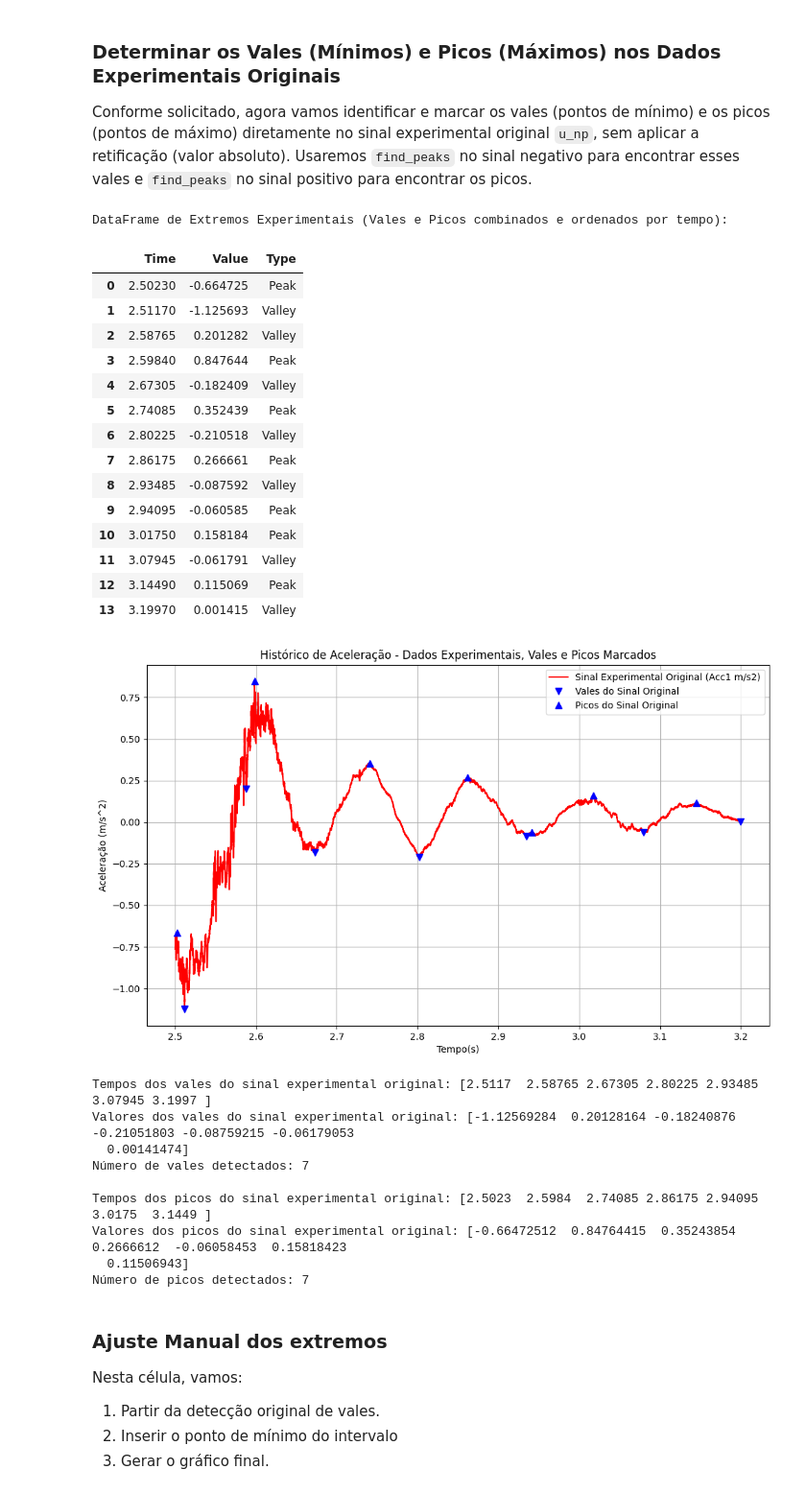
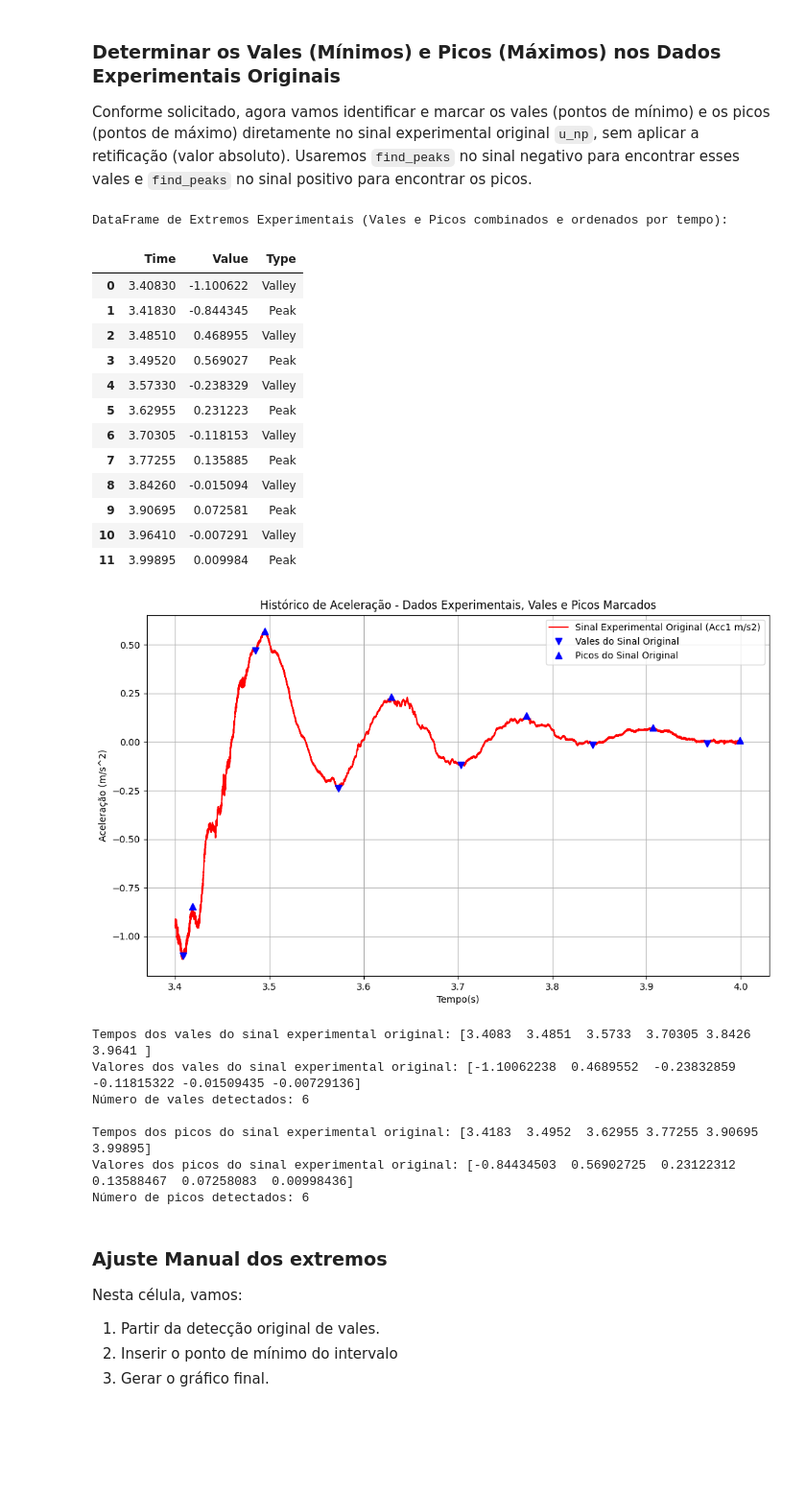
Before and after one commit to liv3812/vibes, a Jupyter notebook: Frequencia_natural_e_amortecida_Weider.ipynb, the cells around one changed output. Shown at 96% size. Drawn from its saved outputs; the diff is of its cells as text; code cells hidden in the pictures; blank space fills up the shorter version.

```diff
--- a/Frequencia_natural_e_amortecida_Weider.ipynb
+++ b/Frequencia_natural_e_amortecida_Weider.ipynb
@@ -61,7 +61,7 @@ import pandas as pd
 import plotly.graph_objects as go
 import os
 # %%
-f1t2 = pd.read_csv('/content/baja_front_rig2_turma1.txt', sep='\t', skiprows=10, encoding='latin1')
+f1t2 = pd.read_csv('/content/baja_front_rig1_turma1.txt', sep='\t', skiprows=10, encoding='latin1')
 f1t2.set_index('Time (s)', inplace = True)
 f1t2.rename(columns={"AI 1/AI 1 (m/s2)": "Acc1 m/s2", "AI 2/AI 2 (m/s2)": "Acc2 m/s2", "AI 3/AI 3 (V)": "Força (V)", "AI 4/AI 4 (V)": "Disp (V)" },  inplace = True)
 # %%
@@ -75,7 +75,7 @@ ax.plot(f1t2.index, f1t2['Acc2 m/s2'], 'r', label = 'Acc 2', alpha = 0.5)
 # %%
 #Cortar região de interesse
-u_np = np.array(f1t2.loc[2.5:3.2]['Acc1 m/s2'])
-time_np = np.array(f1t2.loc[2.5:3.2].index) # Aligned time_np to u_np's range
+u_np = np.array(f1t2.loc[3.4:4]['Acc1 m/s2'])
+time_np = np.array(f1t2.loc[3.4:4].index) # Aligned time_np to u_np's range
 
 # Plotando os resultados
 fig = go.Figure()
@@ -91,0 +98,14 @@ fig.show()
+# %%
+window_size = 50 # Defina o tamanho da janela do filtro de média móvel
+u_np_smoothed = np.convolve(u_np, np.ones(window_size)/window_size, mode='same')
+
+# Plotar o sinal original e o suavizado para comparação
+plt.figure(figsize=(12, 7))
+plt.plot(time_np, u_np, 'r-', alpha=0.6, label='Sinal Original (Acc1 m/s2)')
+plt.plot(time_np, u_np_smoothed, 'b-', label=f'Sinal Suavizado (Média Móvel, Janela={window_size})')
+plt.title('Comparação entre Sinal Original e Suavizado')
+plt.xlabel('Tempo (s)')
+plt.ylabel('Aceleração (m/s^2)')
+plt.legend()
+plt.grid(True)
+plt.show()
@@ -110,7 +136,7 @@ import numpy as np # Import numpy for np.pad
 # O 'distance' é ajustado para capturar os vales principais, similar aos picos da envoltória.
 valleys_indices, _ = find_peaks(-u_np, distance=1500) # Reutilizando a distância ajustada anteriormente
 
-u_valleys_exp = u_np[valleys_indices]
+u_valleys_exp = u_np_smoothed[valleys_indices]
 time_valleys_exp = time_np[valleys_indices]
 
 # 2. Encontrar os picos no sinal original
@@ -144,57 +170,53 @@ display(experimental_extrema)
 plt.figure(figsize=(12, 7))
 plt.plot(time_np, u_np, 'r-', label='Sinal Experimental Original (Acc1 m/s2)')
 
 # Plot valleys
 plt.plot(experimental_extrema[experimental_extrema['Type'] == 'Valley']['Time'],
          experimental_extrema[experimental_extrema['Type'] == 'Valley']['Value'],
          'bv', markersize=7, label='Vales do Sinal Original')
 
 # Plot peaks
 plt.plot(experimental_extrema[experimental_extrema['Type'] == 'Peak']['Time'],
          experimental_extrema[experimental_extrema['Type'] == 'Peak']['Value'],
          'b^', markersize=7, label='Picos do Sinal Original') # Peaks in blue 'b^'
 
 plt.title('Histórico de Aceleração - Dados Experimentais, Vales e Picos Marcados')
 plt.xlabel('Tempo(s)')
 plt.ylabel('Aceleração (m/s^2)')
 plt.legend()
 plt.grid(True)
 plt.show()
 
 print("Tempos dos vales do sinal experimental original:", time_valleys_exp)
 print("Valores dos vales do sinal experimental original:", u_valleys_exp)
 print(f"Número de vales detectados: {len(u_valleys_exp)}")
 
 print("\nTempos dos picos do sinal experimental original:", time_peaks_exp)
 print("Valores dos picos do sinal experimental original:", u_peaks_exp)
 print(f"Número de picos detectados: {len(u_peaks_exp)}")
 # %% [output]
 DataFrame de Extremos Experimentais (Vales e Picos combinados e ordenados por tempo):
 |  | Time | Value | Type |
-| 0 | 2.50230 | -0.664725 | Peak |
-| 1 | 2.51170 | -1.125693 | Valley |
-| 2 | 2.58765 | 0.201282 | Valley |
-| 3 | 2.59840 | 0.847644 | Peak |
-| 4 | 2.67305 | -0.182409 | Valley |
-| 5 | 2.74085 | 0.352439 | Peak |
-| 6 | 2.80225 | -0.210518 | Valley |
-| 7 | 2.86175 | 0.266661 | Peak |
-| 8 | 2.93485 | -0.087592 | Valley |
-| 9 | 2.94095 | -0.060585 | Peak |
-| 10 | 3.01750 | 0.158184 | Peak |
-| 11 | 3.07945 | -0.061791 | Valley |
-| 12 | 3.14490 | 0.115069 | Peak |
-| 13 | 3.19970 | 0.001415 | Valley |
+| 0 | 3.40830 | -1.100622 | Valley |
+| 1 | 3.41830 | -0.844345 | Peak |
+| 2 | 3.48510 | 0.468955 | Valley |
+| 3 | 3.49520 | 0.569027 | Peak |
+| 4 | 3.57330 | -0.238329 | Valley |
+| 5 | 3.62955 | 0.231223 | Peak |
+| 6 | 3.70305 | -0.118153 | Valley |
+| 7 | 3.77255 | 0.135885 | Peak |
+| 8 | 3.84260 | -0.015094 | Valley |
+| 9 | 3.90695 | 0.072581 | Peak |
+| 10 | 3.96410 | -0.007291 | Valley |
+| 11 | 3.99895 | 0.009984 | Peak |
-[figure, old version]
+[figure, new version]
-Tempos dos vales do sinal experimental original: [2.5117  2.58765 2.67305 2.80225 2.93485 3.07945 3.1997 ]
-Valores dos vales do sinal experimental original: [-1.12569284  0.20128164 -0.18240876 -0.21051803 -0.08759215 -0.06179053
-  0.00141474]
-Número de vales detectados: 7
+Tempos dos vales do sinal experimental original: [3.4083  3.4851  3.5733  3.70305 3.8426  3.9641 ]
+Valores dos vales do sinal experimental original: [-1.10062238  0.4689552  -0.23832859 -0.11815322 -0.01509435 -0.00729136]
+Número de vales detectados: 6
 
-Tempos dos picos do sinal experimental original: [2.5023  2.5984  2.74085 2.86175 2.94095 3.0175  3.1449 ]
-Valores dos picos do sinal experimental original: [-0.66472512  0.84764415  0.35243854  0.2666612  -0.06058453  0.15818423
-  0.11506943]
-Número de picos detectados: 7
+Tempos dos picos do sinal experimental original: [3.4183  3.4952  3.62955 3.77255 3.90695 3.99895]
+Valores dos picos do sinal experimental original: [-0.84434503  0.56902725  0.23122312  0.13588467  0.07258083  0.00998436]
+Número de picos detectados: 6
 # %% [markdown]
 ### Ajuste Manual dos extremos
 
```
Also changed, not shown: parts of 11 cells of this notebook.
